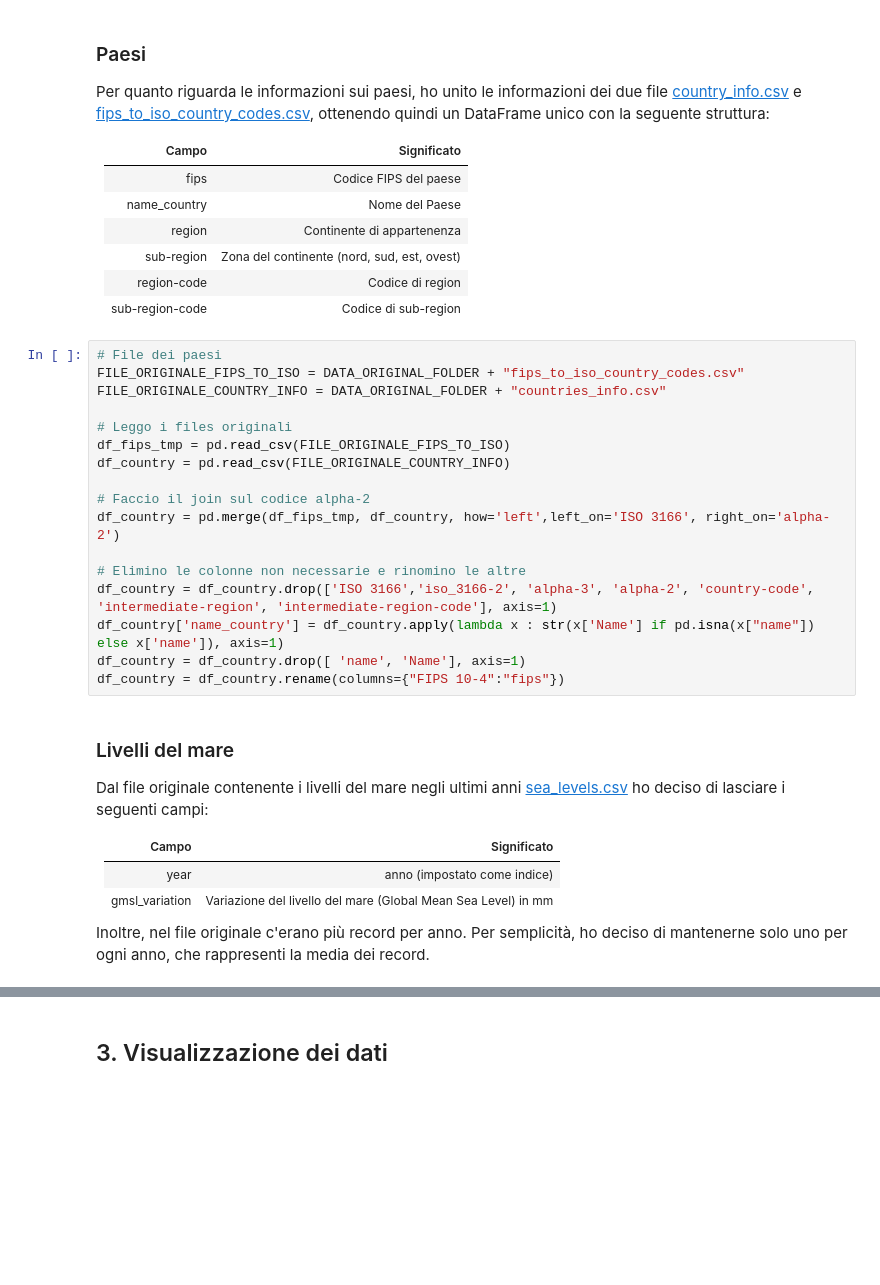
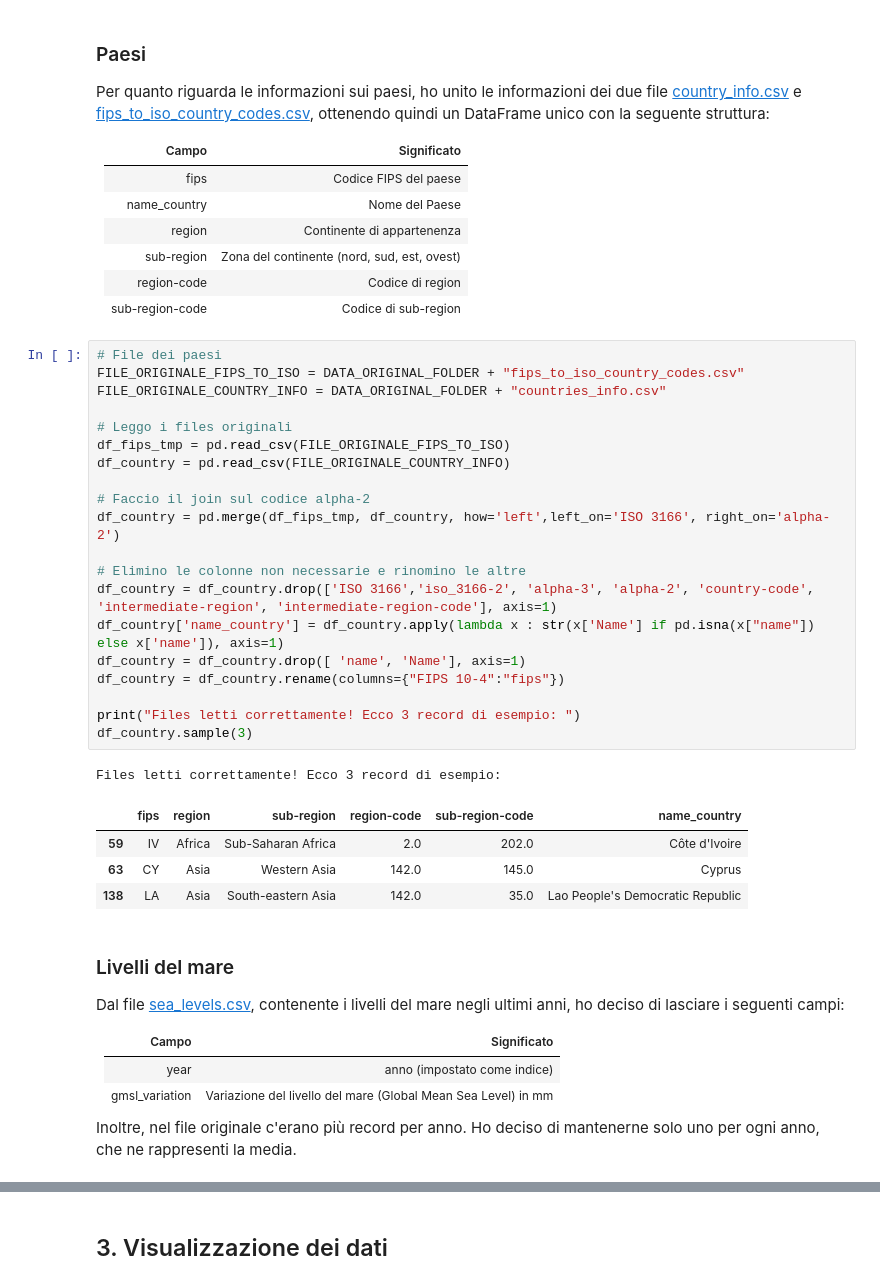
Before and after one commit to ElenaCurti/big-data, a Jupyter notebook: Attivita_03_DataAnalytics/file.ipynb, the cells around one changed output, grey strips where cells are left out. Saved outputs shown, nothing was run; the diff lists cells and outputs as text; blank space fills up the shorter version.

```diff
--- a/Attivita_03_DataAnalytics/file.ipynb
+++ b/Attivita_03_DataAnalytics/file.ipynb
@@ -169,30 +211,39 @@ Per quanto riguarda le informazioni sui paesi, ho unito le informazioni dei due
 # %%
 # File dei paesi
 FILE_ORIGINALE_FIPS_TO_ISO = DATA_ORIGINAL_FOLDER + "fips_to_iso_country_codes.csv"
 FILE_ORIGINALE_COUNTRY_INFO = DATA_ORIGINAL_FOLDER + "countries_info.csv"
 
 # Leggo i files originali
 df_fips_tmp = pd.read_csv(FILE_ORIGINALE_FIPS_TO_ISO)
 df_country = pd.read_csv(FILE_ORIGINALE_COUNTRY_INFO)
 
 # Faccio il join sul codice alpha-2
 df_country = pd.merge(df_fips_tmp, df_country, how='left',left_on='ISO 3166', right_on='alpha-2')
 
 # Elimino le colonne non necessarie e rinomino le altre
 df_country = df_country.drop(['ISO 3166','iso_3166-2', 'alpha-3', 'alpha-2', 'country-code', 'intermediate-region', 'intermediate-region-code'], axis=1)
 df_country['name_country'] = df_country.apply(lambda x : str(x['Name'] if pd.isna(x["name"]) else x['name']), axis=1)
 df_country = df_country.drop([ 'name', 'Name'], axis=1)
 df_country = df_country.rename(columns={"FIPS 10-4":"fips"})
+
+print("Files letti correttamente! Ecco 3 record di esempio: ")
+df_country.sample(3)
+# %% [output]
+Files letti correttamente! Ecco 3 record di esempio:
+|  | fips | region | sub-region | region-code | sub-region-code | name_country |
+| 59 | IV | Africa | Sub-Saharan Africa | 2.0 | 202.0 | Côte d'Ivoire |
+| 63 | CY | Asia | Western Asia | 142.0 | 145.0 | Cyprus |
+| 138 | LA | Asia | South-eastern Asia | 142.0 | 35.0 | Lao People's Democratic Republic |
 # %% [markdown]
 ### Livelli del mare
-Dal file originale contenente i livelli del mare negli ultimi anni [sea_levels.csv](applicazione/data/original/sea_levels.csv) ho deciso di lasciare i seguenti campi:
+Dal file [sea_levels.csv](applicazione/data/original/sea_levels.csv), contenente i livelli del mare negli ultimi anni, ho deciso di lasciare i seguenti campi:
 
 |Campo| Significato|
 |:-|:-|
 |year| anno (impostato come indice)|
 |gmsl_variation| Variazione del livello del mare (Global Mean Sea Level) in mm |
 
-Inoltre, nel file originale c'erano più record per anno. Per semplicità, ho deciso di mantenerne solo uno per ogni anno, che rappresenti la media dei record.
+Inoltre, nel file originale c'erano più record per anno. Ho deciso di mantenerne solo uno per ogni anno, che ne rappresenti la media.
 # %%
 # Elaborazione del file sea_levels.csv
 df_sea = pd.read_csv(DATA_ORIGINAL_FOLDER + "sea_levels.csv")
```
Also changed, not shown: parts of 18 cells of this notebook, 1 other file.
